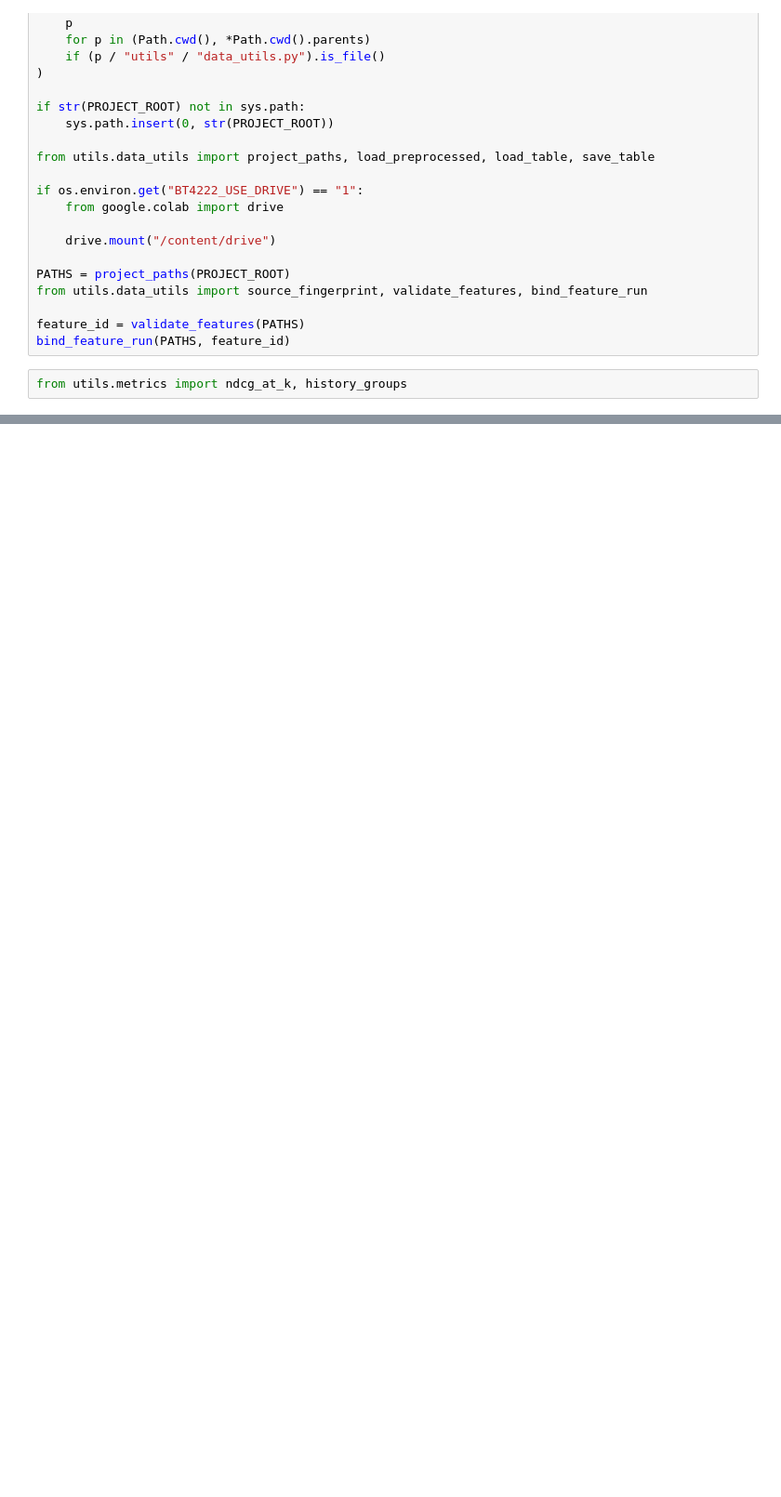
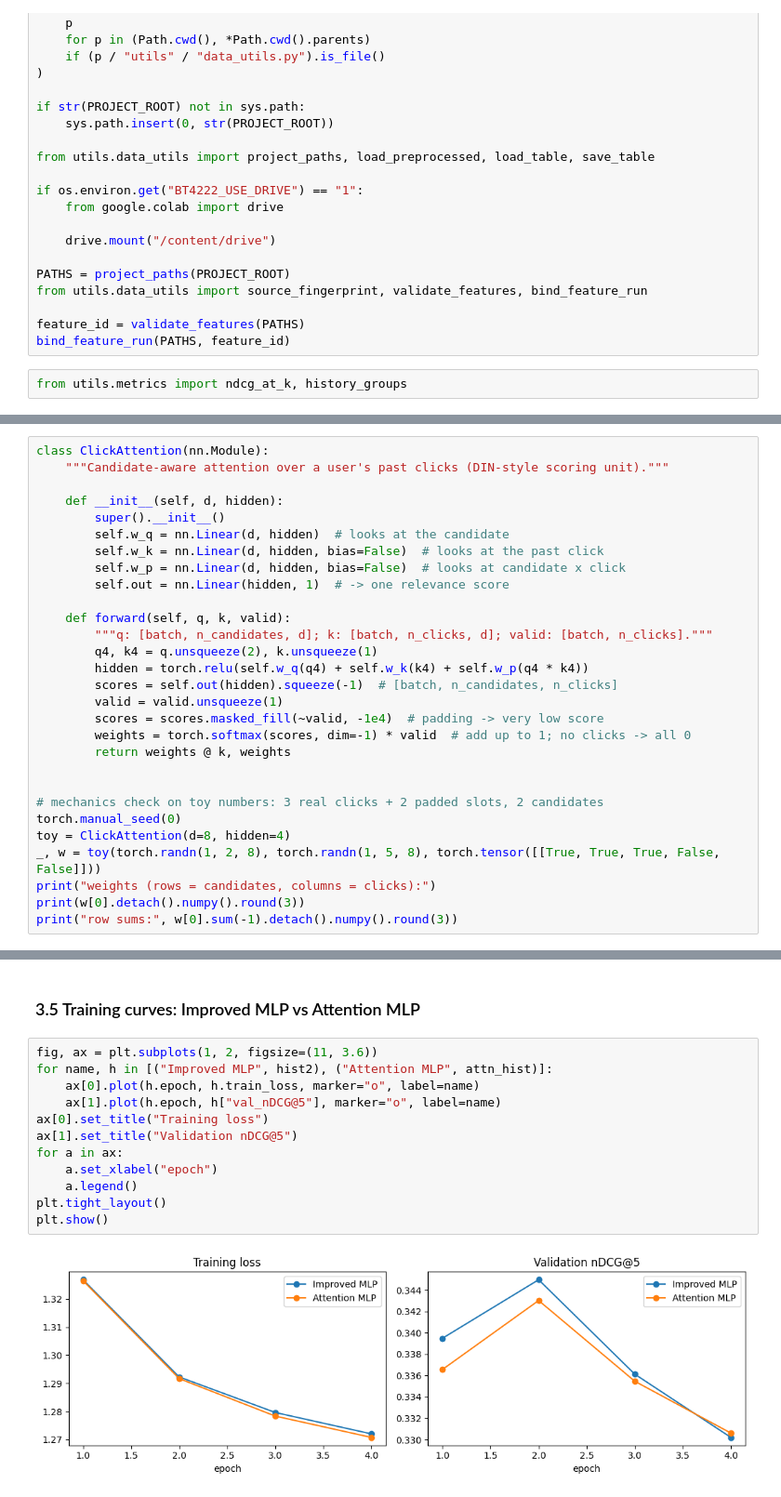
Before and after one commit to nguyenvanminh281005/bt4222-group12, a Jupyter notebook: models/6_mlp/6_1_mlp.ipynb, the cells around one changed output, grey strips where cells are left out. Shown at 93% size. Saved outputs shown, nothing was run; the diff lists cells and outputs as text; blank space fills up the shorter version.

```diff
--- a/models/6_mlp/6_1_mlp.ipynb
+++ b/models/6_mlp/6_1_mlp.ipynb
@@ -2322,0 +1428,29 @@ Outputs: ['ablation_runs', 'run_config.json', 'test_vs_baselines.csv']
+# %%
+class ClickAttention(nn.Module):
+    """Candidate-aware attention over a user's past clicks (DIN-style scoring unit)."""
+
+    def __init__(self, d, hidden):
+        super().__init__()
+        self.w_q = nn.Linear(d, hidden)  # looks at the candidate
+        self.w_k = nn.Linear(d, hidden, bias=False)  # looks at the past click
+        self.w_p = nn.Linear(d, hidden, bias=False)  # looks at candidate x click
+        self.out = nn.Linear(hidden, 1)  # -> one relevance score
+
+    def forward(self, q, k, valid):
+        """q: [batch, n_candidates, d]; k: [batch, n_clicks, d]; valid: [batch, n_clicks]."""
+        q4, k4 = q.unsqueeze(2), k.unsqueeze(1)
+        hidden = torch.relu(self.w_q(q4) + self.w_k(k4) + self.w_p(q4 * k4))
+        scores = self.out(hidden).squeeze(-1)  # [batch, n_candidates, n_clicks]
+        valid = valid.unsqueeze(1)
+        scores = scores.masked_fill(~valid, -1e4)  # padding -> very low score
+        weights = torch.softmax(scores, dim=-1) * valid  # add up to 1; no clicks -> all 0
+        return weights @ k, weights
+
+
+# mechanics check on toy numbers: 3 real clicks + 2 padded slots, 2 candidates
+torch.manual_seed(0)
+toy = ClickAttention(d=8, hidden=4)
+_, w = toy(torch.randn(1, 2, 8), torch.randn(1, 5, 8), torch.tensor([[True, True, True, False, False]]))
+print("weights (rows = candidates, columns = clicks):")
+print(w[0].detach().numpy().round(3))
+print("row sums:", w[0].sum(-1).detach().numpy().round(3))
@@ -2322,0 +1557,16 @@ Outputs: ['ablation_runs', 'run_config.json', 'test_vs_baselines.csv']
+# %% [markdown]
+### 3.5 Training curves: Improved MLP vs Attention MLP
+# %%
+fig, ax = plt.subplots(1, 2, figsize=(11, 3.6))
+for name, h in [("Improved MLP", hist2), ("Attention MLP", attn_hist)]:
+    ax[0].plot(h.epoch, h.train_loss, marker="o", label=name)
+    ax[1].plot(h.epoch, h["val_nDCG@5"], marker="o", label=name)
+ax[0].set_title("Training loss")
+ax[1].set_title("Validation nDCG@5")
+for a in ax:
+    a.set_xlabel("epoch")
+    a.legend()
+plt.tight_layout()
+plt.show()
+# %% [output]
+[figure, added]
```
Also changed, not shown: parts of 125 cells of this notebook, 2 other files.
